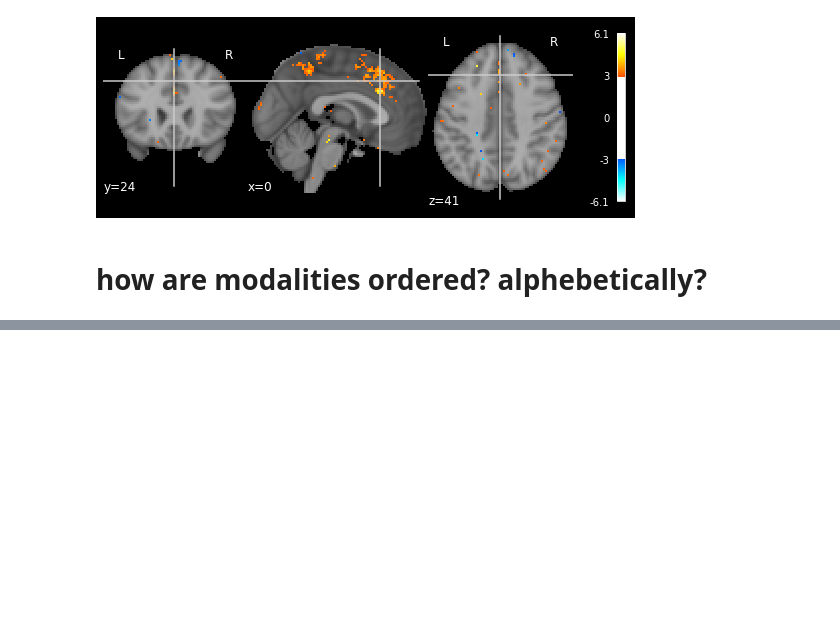
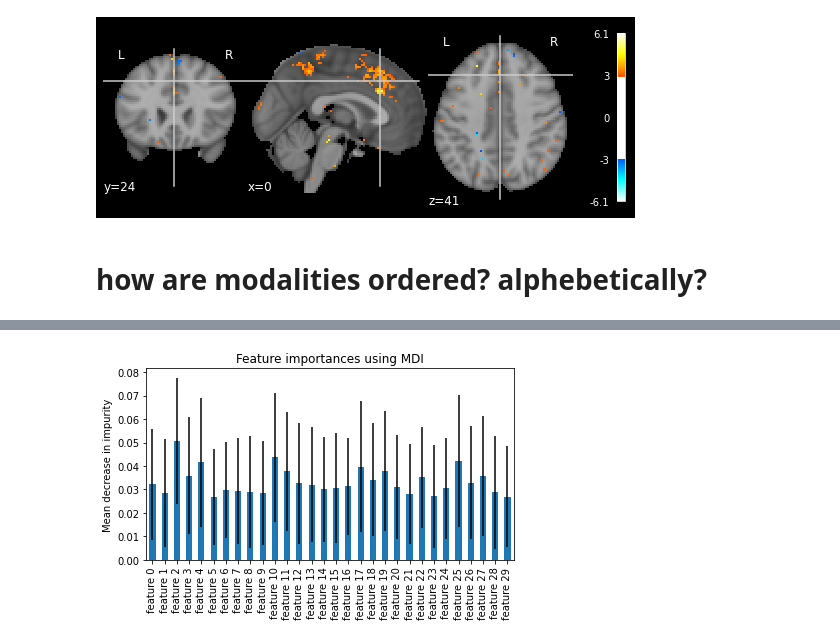
Before and after one commit to syzhang/bfl_extract, a Jupyter notebook: dev_clf.ipynb, the cells around one changed output, grey strips where cells are left out. Saved outputs shown, nothing was run; the diff lists cells and outputs as text; code cells hidden in the pictures; blank space fills up the shorter version.

```diff
--- a/dev_clf.ipynb
+++ b/dev_clf.ipynb
@@ -468,0 +546,4 @@ plot_stat_map(reshape_z, bg_img=mask_path, threshold=3) # feature10
+# %%
+forest = RandomForestClassifier(
+            max_depth=3, n_estimators=10)
+forest.fit(X_train, y_train)
@@ -468,0 +552,5 @@ plot_stat_map(reshape_z, bg_img=mask_path, threshold=3) # feature10
+# %%
+forest = RandomForestClassifier(
+    max_depth=11, n_estimators=100, max_features=0.19, min_samples_split=8,
+    min_samples_leaf=10, max_samples=0.743)
+forest.fit(X_train, y_train)
@@ -468,0 +560,12 @@ plot_stat_map(reshape_z, bg_img=mask_path, threshold=3) # feature10
+# %%
+import time
+import numpy as np
+
+start_time = time.time()
+importances = forest.feature_importances_
+std = np.std([
+    tree.feature_importances_ for tree in forest.estimators_], axis=0)
+elapsed_time = time.time() - start_time
+
+print(f"Elapsed time to compute the importances: "
+      f"{elapsed_time:.3f} seconds")
@@ -468,0 +574,11 @@ plot_stat_map(reshape_z, bg_img=mask_path, threshold=3) # feature10
+# %%
+import matplotlib.pyplot as plt
+forest_importances = pd.Series(importances, index=feature_names)
+
+fig, ax = plt.subplots()
+forest_importances.plot.bar(yerr=std, ax=ax)
+ax.set_title("Feature importances using MDI")
+ax.set_ylabel("Mean decrease in impurity")
+fig.tight_layout()
+# %% [output]
+[figure, added]
```
Also changed, not shown: parts of 15 cells of this notebook, 1 other file.
